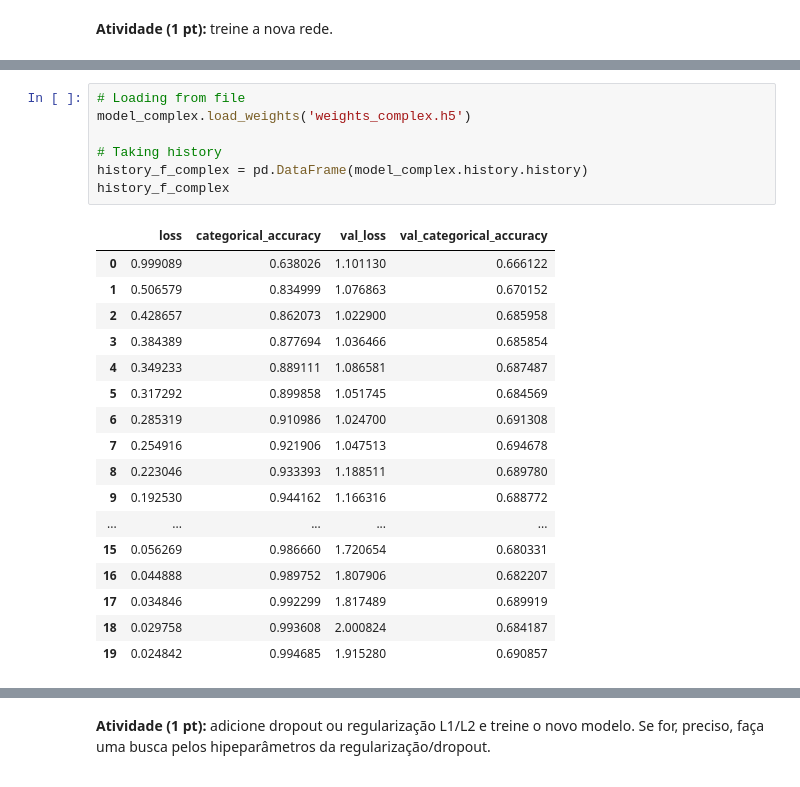
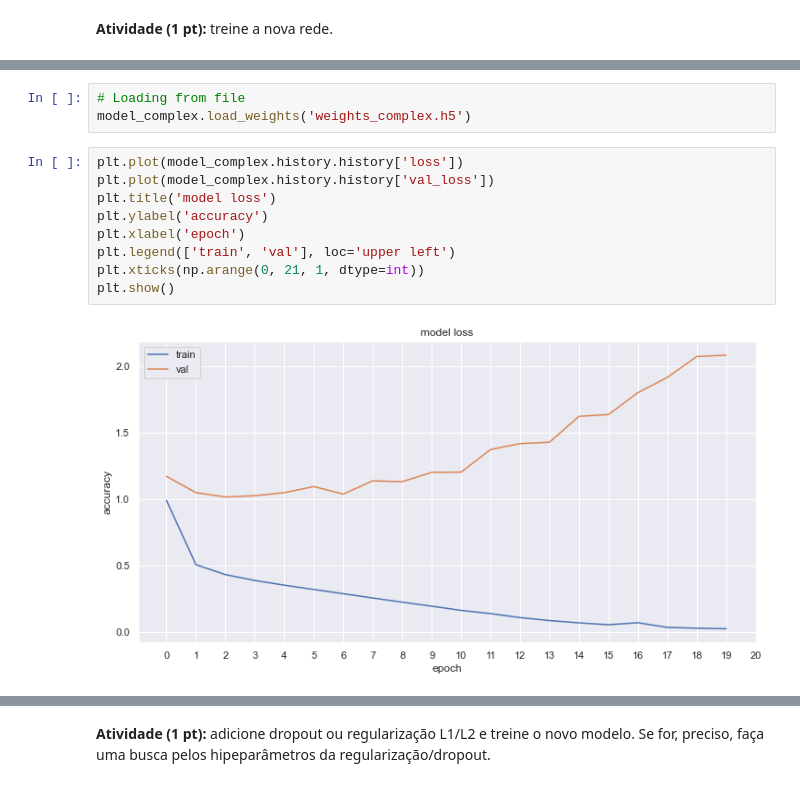
Before and after one commit to kroncatti/complex-data-mining, a Jupyter notebook: inf-0616-supervised-learning/assignment3/assignment_3.ipynb, the cells around one changed output, grey strips where cells are left out. Drawn from its saved outputs; the diff is of its cells as text.

```diff
--- a/inf-0616-supervised-learning/assignment3/assignment_3.ipynb
+++ b/inf-0616-supervised-learning/assignment3/assignment_3.ipynb
@@ -423,28 +414,17 @@ Epoch 20: val_loss did not improve from 1.02290
 # %%
 # Loading from file
 model_complex.load_weights('weights_complex.h5')
-
-# Taking history
-history_f_complex = pd.DataFrame(model_complex.history.history)
-history_f_complex
-# %% [output]
-|  | loss | categorical_accuracy | val_loss | val_categorical_accuracy |
-| 0 | 0.999089 | 0.638026 | 1.101130 | 0.666122 |
-| 1 | 0.506579 | 0.834999 | 1.076863 | 0.670152 |
-| 2 | 0.428657 | 0.862073 | 1.022900 | 0.685958 |
-| 3 | 0.384389 | 0.877694 | 1.036466 | 0.685854 |
-| 4 | 0.349233 | 0.889111 | 1.086581 | 0.687487 |
-| 5 | 0.317292 | 0.899858 | 1.051745 | 0.684569 |
-| 6 | 0.285319 | 0.910986 | 1.024700 | 0.691308 |
-| 7 | 0.254916 | 0.921906 | 1.047513 | 0.694678 |
-| 8 | 0.223046 | 0.933393 | 1.188511 | 0.689780 |
-| 9 | 0.192530 | 0.944162 | 1.166316 | 0.688772 |
-| ... | ... | ... | ... | ... |
-| 15 | 0.056269 | 0.986660 | 1.720654 | 0.680331 |
-| 16 | 0.044888 | 0.989752 | 1.807906 | 0.682207 |
-| 17 | 0.034846 | 0.992299 | 1.817489 | 0.689919 |
-| 18 | 0.029758 | 0.993608 | 2.000824 | 0.684187 |
-| 19 | 0.024842 | 0.994685 | 1.915280 | 0.690857 |
+# %%
+plt.plot(model_complex.history.history['loss'])
+plt.plot(model_complex.history.history['val_loss'])
+plt.title('model loss')
+plt.ylabel('accuracy')
+plt.xlabel('epoch')
+plt.legend(['train', 'val'], loc='upper left')
+plt.xticks(np.arange(0, 21, 1, dtype=int))
+plt.show()
+# %% [output]
+[figure, added]
 # %%
 # Searching score
 score_complex = model_complex.evaluate(x_test.toarray(), y_ohe_test, verbose=1)
```
Also changed, not shown: parts of 22 cells of this notebook, 4 other files.
